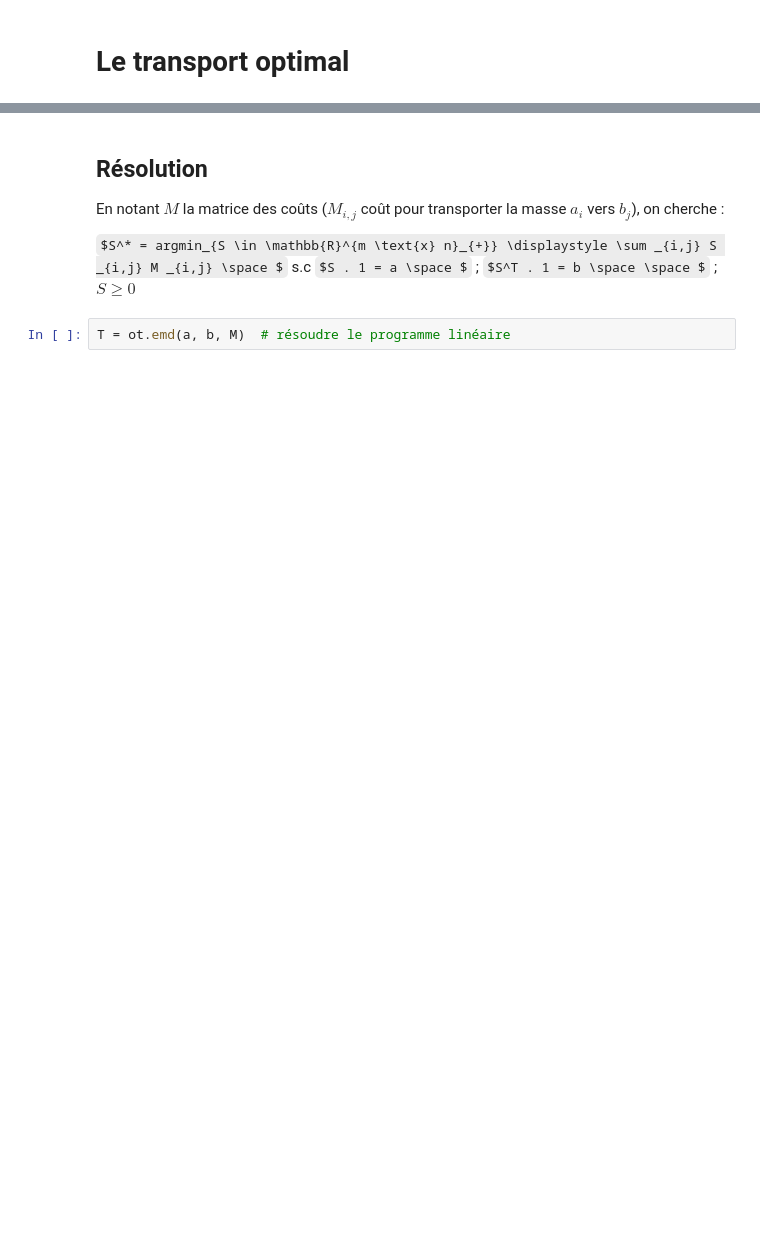
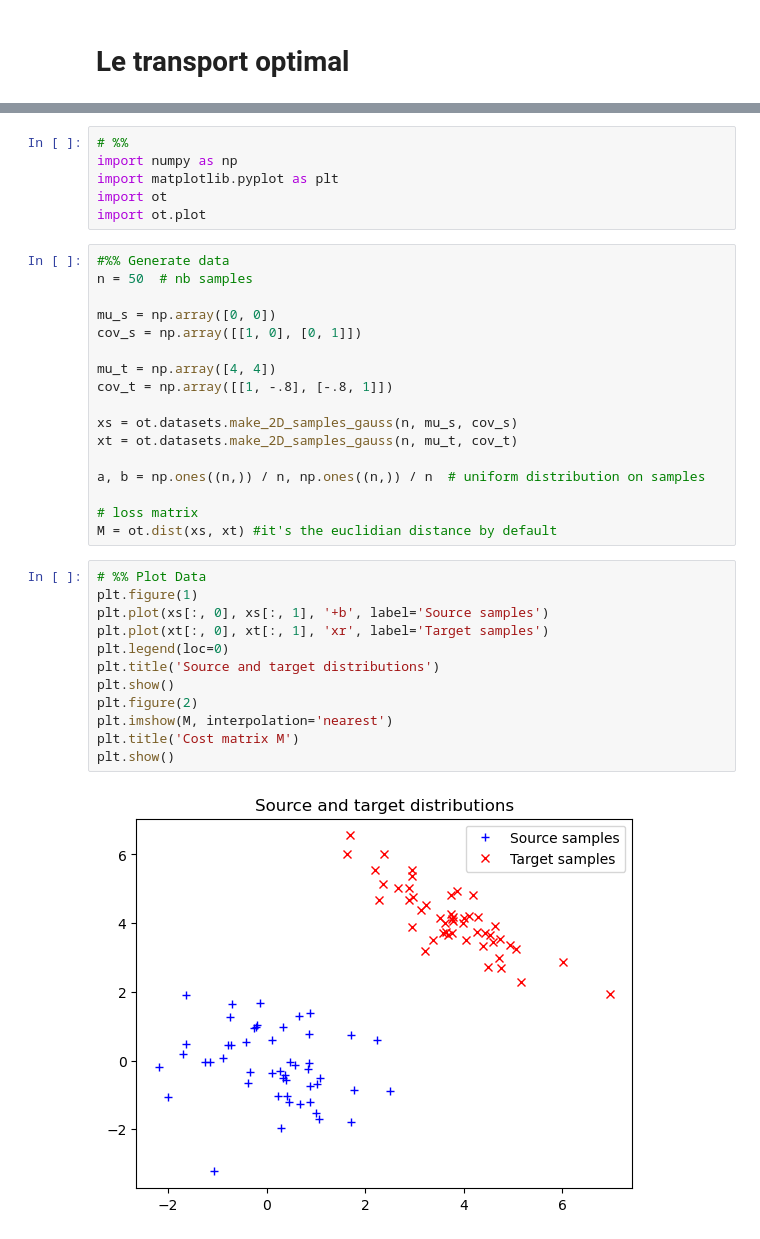
Before and after one commit to yassprogramme/Stat-App, a Jupyter notebook: Notebooks/OT.ipynb, the cells around one changed output, grey strips where cells are left out. Drawn from its saved outputs; the diff is of its cells as text; some formulas as TeX source; blank space fills up the shorter version.

```diff
--- a/Notebooks/OT.ipynb
+++ b/Notebooks/OT.ipynb
@@ -7,8 +3,37 @@ Error:
-# %% [markdown]
-## Résolution
-
-En notant $M$ la matrice des coûts ($M_{i,j}$ coût pour transporter la masse $a_i$ vers $b_j$), on cherche :
-
-$S^* = argmin_{S \in \mathbb{R}^{m \text{x} n}_{+}} \displaystyle \sum _{i,j} S _{i,j} M _{i,j} \space $ s.c $S . 1 = a \space $ ; $S^T . 1 = b \space \space $ ; $S \geq 0$
-# %%
-T = ot.emd(a, b, M)  # résoudre le programme linéaire
+# %%
+# %%
+import numpy as np
+import matplotlib.pyplot as plt
+import ot
+import ot.plot
+# %%
+#%% Generate data
+n = 50  # nb samples
+
+mu_s = np.array([0, 0])
+cov_s = np.array([[1, 0], [0, 1]])
+
+mu_t = np.array([4, 4])
+cov_t = np.array([[1, -.8], [-.8, 1]])
+
+xs = ot.datasets.make_2D_samples_gauss(n, mu_s, cov_s)
+xt = ot.datasets.make_2D_samples_gauss(n, mu_t, cov_t)
+
+a, b = np.ones((n,)) / n, np.ones((n,)) / n  # uniform distribution on samples
+
+# loss matrix
+M = ot.dist(xs, xt) #it's the euclidian distance by default
+# %%
+# %% Plot Data
+plt.figure(1)
+plt.plot(xs[:, 0], xs[:, 1], '+b', label='Source samples')
+plt.plot(xt[:, 0], xt[:, 1], 'xr', label='Target samples')
+plt.legend(loc=0)
+plt.title('Source and target distributions')
+plt.show()
+plt.figure(2)
+plt.imshow(M, interpolation='nearest')
+plt.title('Cost matrix M')
+plt.show()
+# %% [output]
+[figure, added]
```
Also changed, not shown: parts of 3 cells of this notebook, 1 other file.
